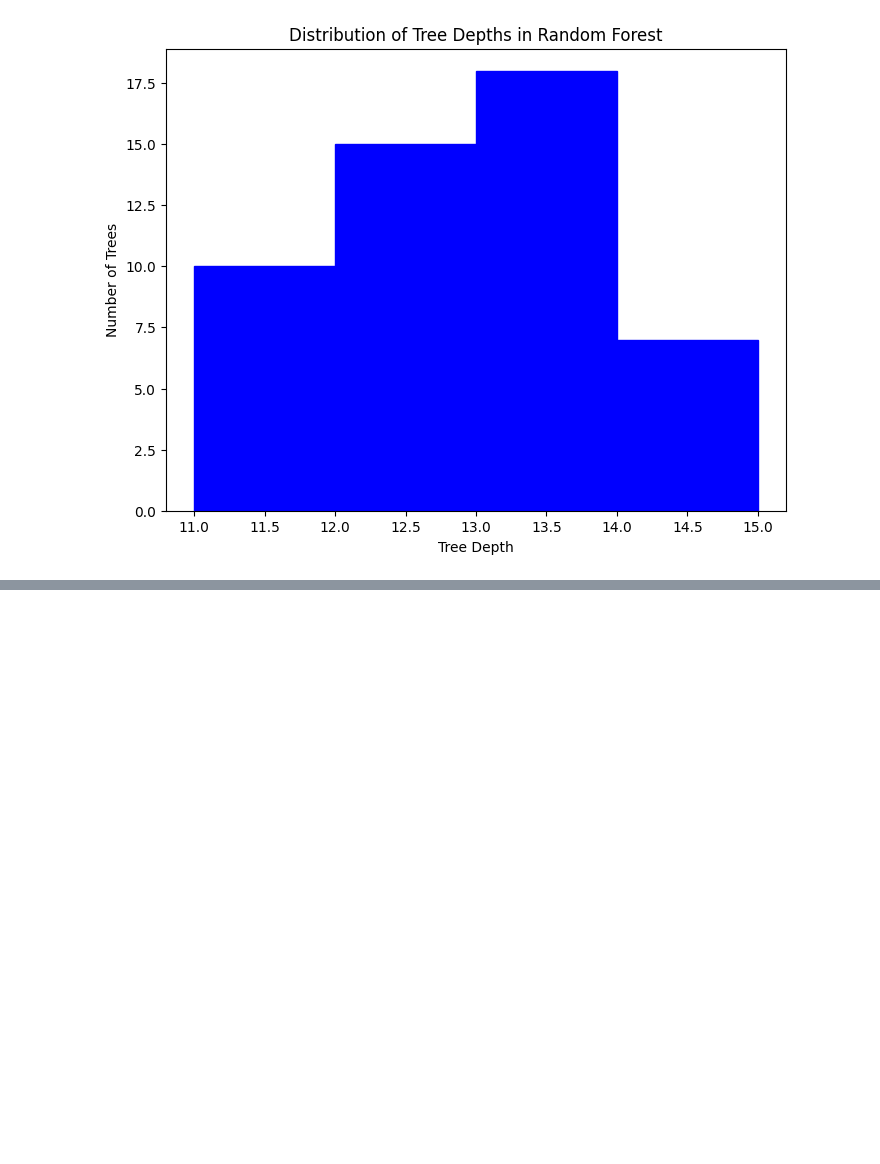
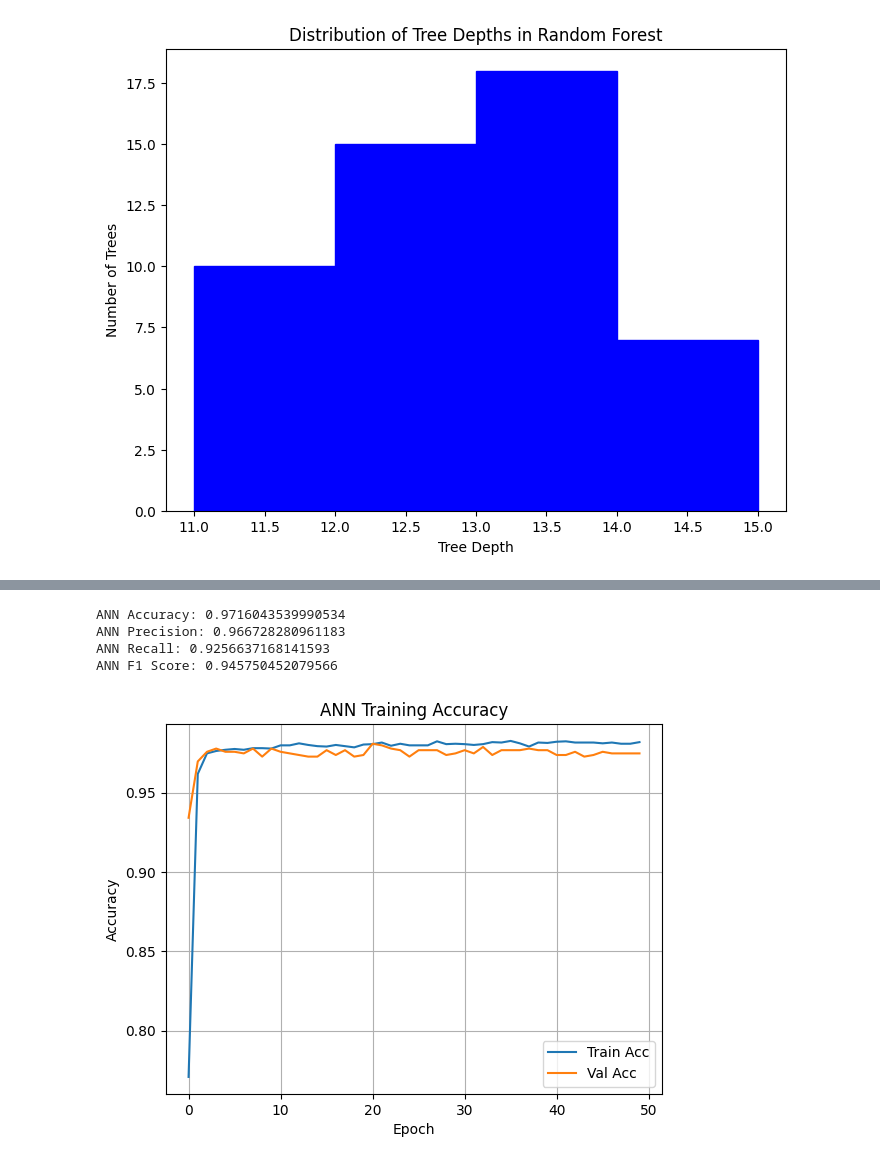
Before and after one commit to Snowman092/WIL-Group7, a Jupyter notebook: wil tele churn.ipynb, the cells around one changed output, grey strips where cells are left out. Saved outputs shown, nothing was run; the diff lists cells and outputs as text; code cells hidden in the pictures; blank space fills up the shorter version.

Commit message:
Add ANN model section to notebook

```diff
--- a/wil tele churn.ipynb
+++ b/wil tele churn.ipynb
@@ -565,0 +636,19 @@ plt.show()
+# %%
+scaler = StandardScaler()
+X_train_scaled = scaler.fit_transform(X_train)
+X_test_scaled = scaler.transform(X_test)
+# %%
+model = Sequential([
+    Input(shape=(X_train_scaled.shape[1],)),
+    Dense(40, activation='relu'),
+    Dense(15, activation='relu'),
+    Dense(1, activation='sigmoid')
+])
+# %%
+model.compile(optimizer=Adam(learning_rate=0.001),
+              loss='binary_crossentropy',
+              metrics=['accuracy'])
+# %%
+history = model.fit(X_train_scaled, y_train,
+                    epochs=50, batch_size=32,
+                    validation_split=0.2, verbose=1)
@@ -565,0 +682,25 @@ plt.show()
+# %%
+from sklearn.metrics import accuracy_score, precision_score, recall_score, f1_score
+
+print("ANN Accuracy:", accuracy_score(y_test, y_pred_ann))
+print("ANN Precision:", precision_score(y_test, y_pred_ann))
+print("ANN Recall:", recall_score(y_test, y_pred_ann))
+print("ANN F1 Score:", f1_score(y_test, y_pred_ann))
+# %% [output]
+ANN Accuracy: 0.9716043539990534
+ANN Precision: 0.966728280961183
+ANN Recall: 0.9256637168141593
+ANN F1 Score: 0.945750452079566
+# %%
+import matplotlib.pyplot as plt
+
+plt.plot(history.history['accuracy'], label='Train Acc')
+plt.plot(history.history['val_accuracy'], label='Val Acc')
+plt.xlabel('Epoch')
+plt.ylabel('Accuracy')
+plt.legend()
+plt.title('ANN Training Accuracy')
+plt.grid()
+plt.show()
+# %% [output]
+[figure, added]
```
Also changed, not shown: parts of 9 cells of this notebook.
